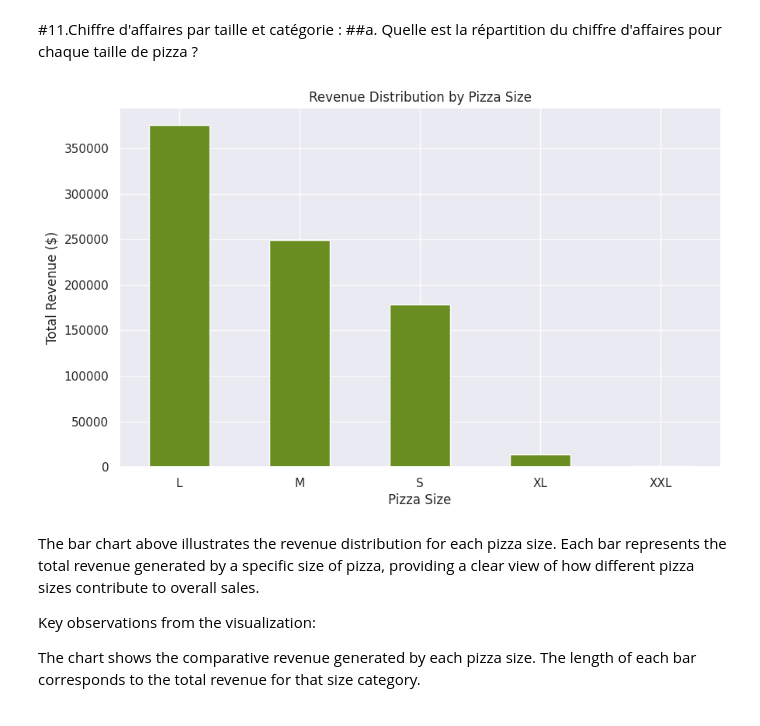
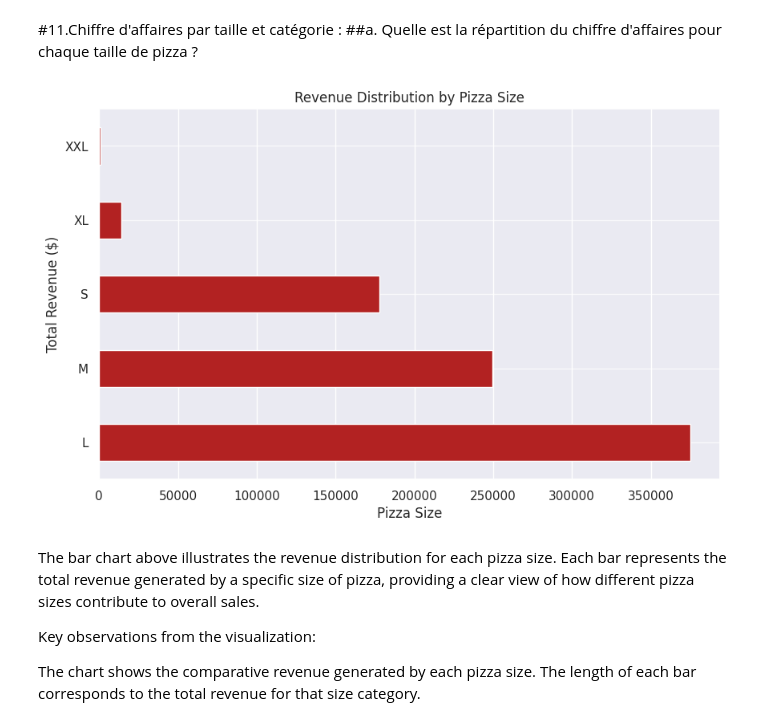
Before and after one commit to Enam88/Pizza-o-jo, a Jupyter notebook: pizza_eda.ipynb, the cells around one changed output. Saved outputs shown, nothing was run; the diff lists cells and outputs as text; code cells hidden in the pictures.

```diff
--- a/pizza_eda.ipynb
+++ b/pizza_eda.ipynb
@@ -568,19 +573,19 @@ Name: total_price, dtype: float64
 # %%
 # Calculating the revenue distribution for each pizza size
 revenue_by_pizza_size = pizza_sales_df.groupby('pizza_size')['total_price'].sum()
 
 
 # Visualizing the revenue distribution
 plt.figure(figsize=(10, 6))
-revenue_by_pizza_size.plot(kind='bar', color='olivedrab')
+revenue_by_pizza_size.plot(kind='barh', color='firebrick')
 plt.title('Revenue Distribution by Pizza Size')
 plt.xlabel('Pizza Size')
 plt.ylabel('Total Revenue ($)')
 plt.xticks(rotation=0)
 plt.grid(axis='y', alpha=0.75)
 plt.show()
 # %% [output]
-[figure, old version]
+[figure, new version]
 # %% [markdown]
 The bar chart above illustrates the revenue distribution for each pizza size. Each bar represents the total revenue generated by a specific size of pizza, providing a clear view of how different pizza sizes contribute to overall sales.
 
```
Also changed, not shown: parts of 17 cells of this notebook.
